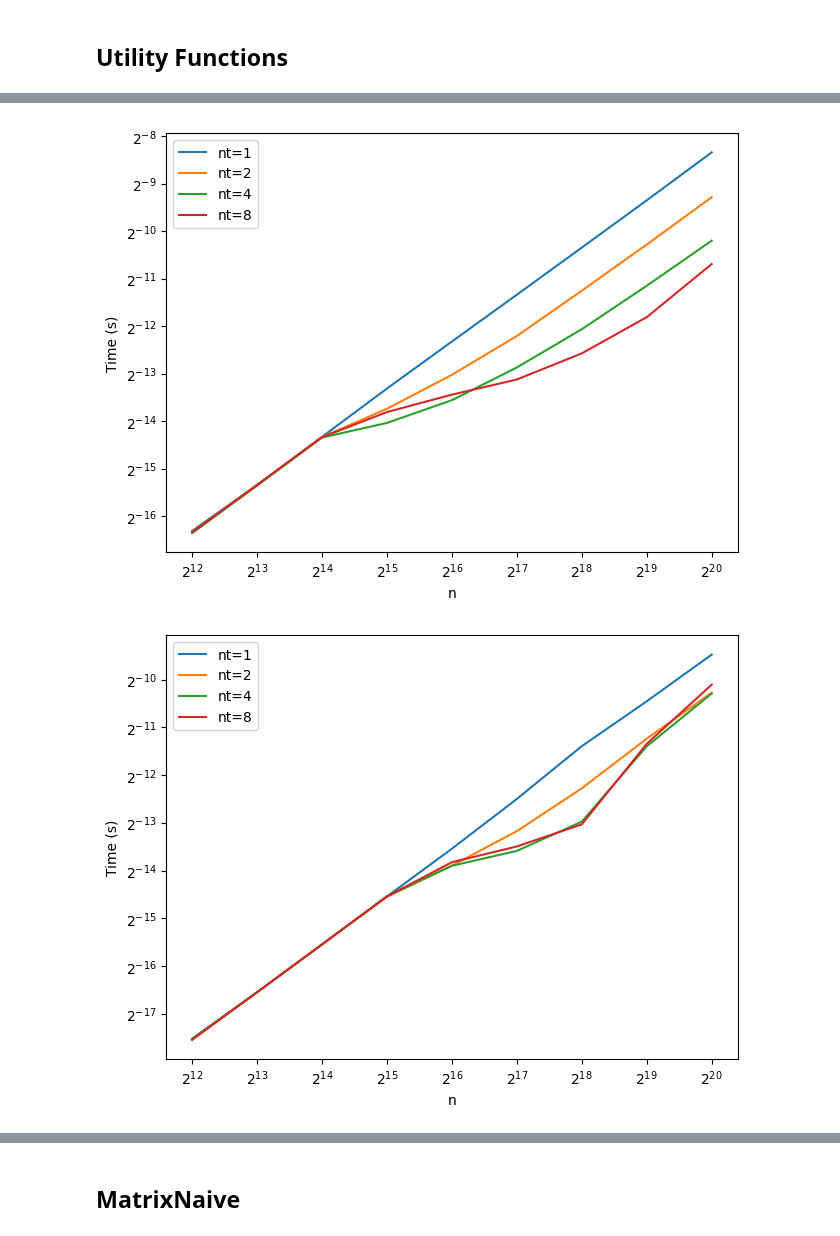
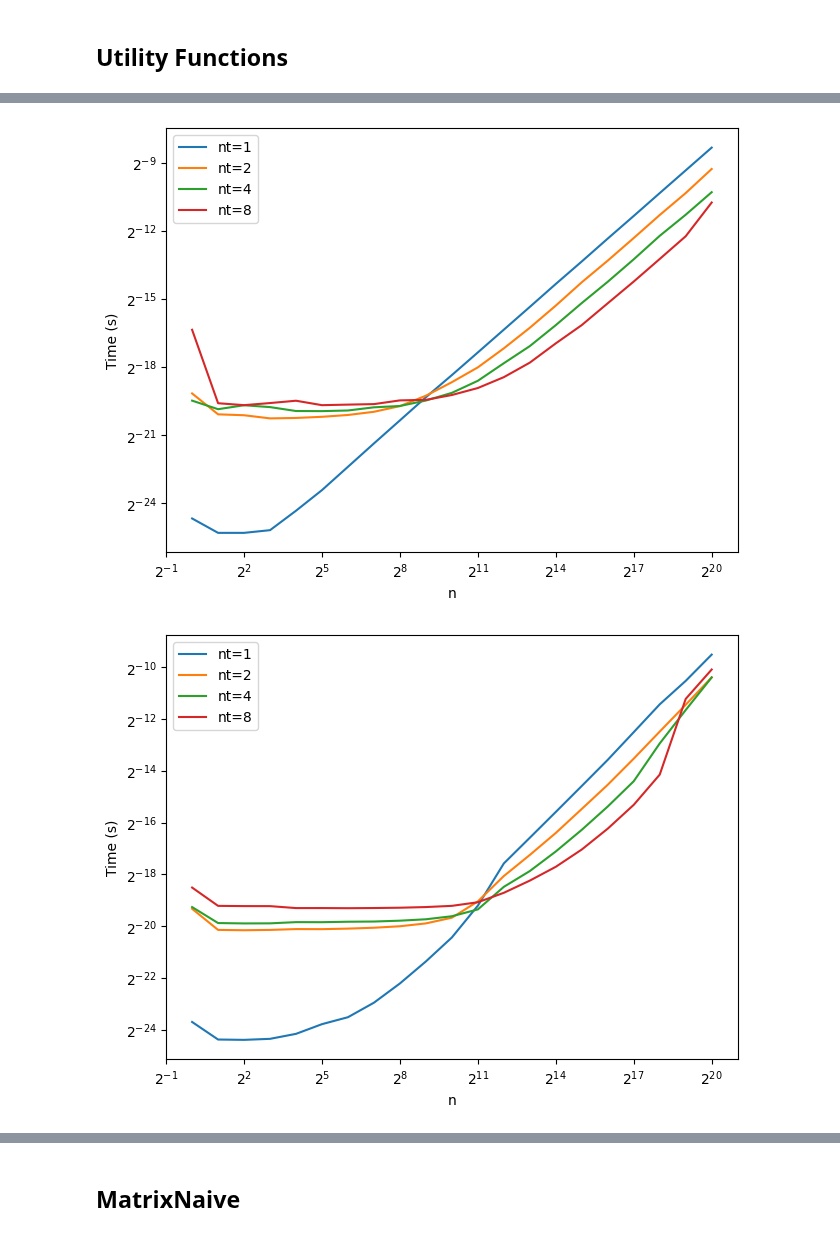
Before and after one commit to JamesYang007/adelie, a Jupyter notebook: benchmark/bench_matrix.ipynb, the cells around one changed output, grey strips where cells are left out. Saved outputs shown, nothing was run; the diff lists cells and outputs as text; code cells hidden in the pictures.

```diff
--- a/benchmark/bench_matrix.ipynb
+++ b/benchmark/bench_matrix.ipynb
@@ -62,23 +64,21 @@ out = bm.bench_dv(
 # %%
 out = bm.bench_dm(
     method="dmmeq",
     m=4,
-    n_list=2 ** np.arange(12, 21),
     n_sims=100,
-    min_flops=int(1<<18),
+    min_bytes=int(1<<0),
 )
 # %% [output]
-[figure, old version]
+[figure, new version]
 # %%
 out = bm.bench_dm(
     method="dgemv_eq",
     m=8,
-    n_list=2 ** np.arange(12, 21),
-    n_sims=300,
-    min_flops=int(1<<18),
+    n_sims=100,
+    min_bytes=int(1<<0),
 )
 # %% [output]
-[figure, old version]
+[figure, new version]
 # %%
 out = bm.bench_dm(
     method="dgemv_add",
```
Also changed, not shown: parts of 44 cells of this notebook, 19 other files.
